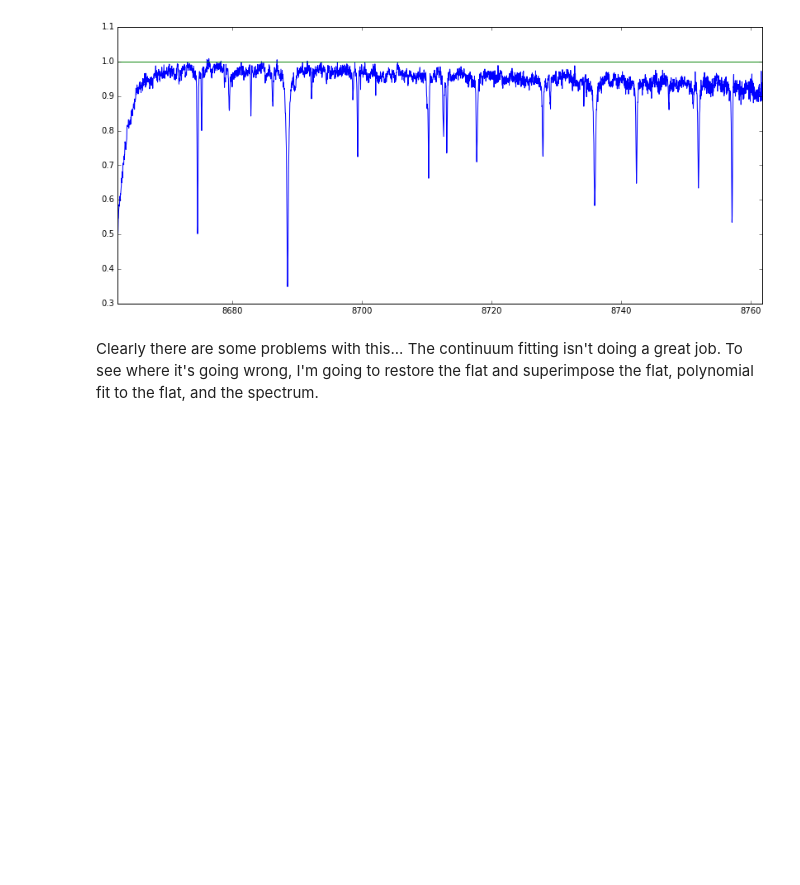
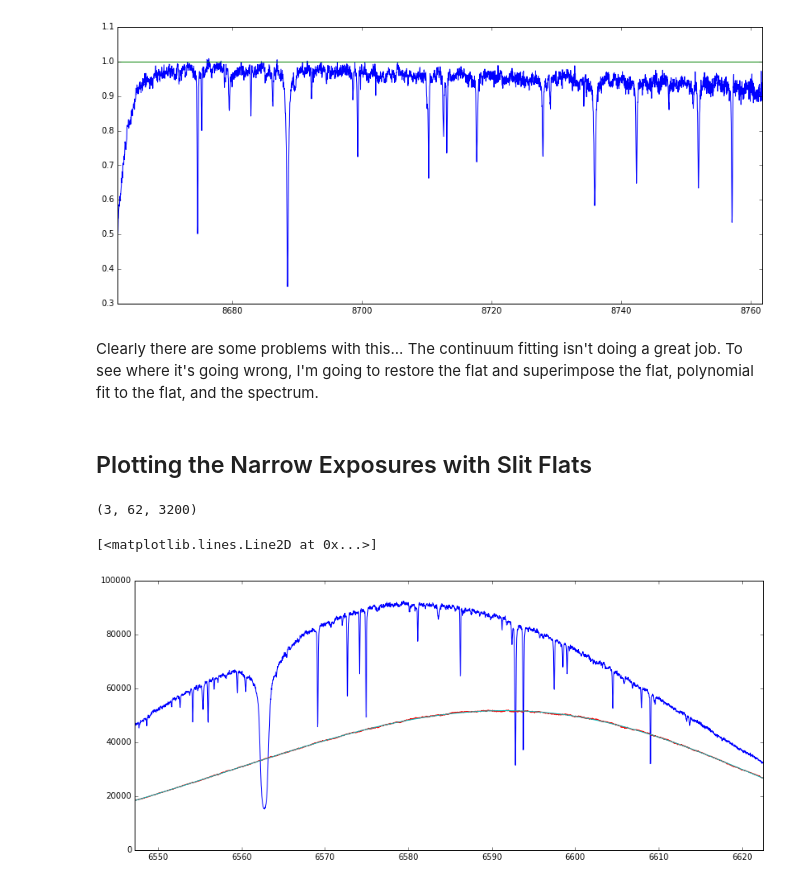
Before and after one commit to mattgiguere/pyutil, a Jupyter notebook: pyutil/getChironSpec.ipynb, the cells around one changed output. Saved outputs shown, nothing was run; the diff lists cells and outputs as text; code cells hidden in the pictures; blank space fills up the shorter version.

Commit message:
add plots showing result and code to output to csv

```diff
--- a/pyutil/getChironSpec.ipynb
+++ b/pyutil/getChironSpec.ipynb
@@ -9,7 +12,7 @@ import numpy as np
 # %%
 %matplotlib inline
 # %%
-myfigsize = 14, 6
+myfigsize = 14, 10
 plt.rcParams['figure.figsize'] = myfigsize
 # %%
 myspec1 = getChironSpec('achi141107.1123.fits')
@@ -73,3 +76,9 @@ ax.set_xlim([np.min(myspec1[ord, :, 0]), np.max(myspec1[ord, :, 0])])
 [figure]
 # %% [markdown]
 Clearly there are some problems with this... The continuum fitting isn't doing a great job. To see where it's going wrong, I'm going to restore the flat and superimpose the flat, polynomial fit to the flat, and the spectrum.
+# %% [markdown]
+## Plotting the Narrow Exposures with Slit Flats
+# %%
+obnm = 'achi141107.1123.fits'
+
+slit = 'slit'
@@ -75,0 +129,17 @@ Clearly there are some problems with this... The continuum fitting isn't doing a
+# %%
+flatdata.shape
+# %% [output]
+(3, 62, 3200)
+# %%
+ord=39
+fig, ax = plt.subplots()
+ax.plot(scidata[ord, :, 0], scidata[ord, :, 1])
+ax.plot([np.min(scidata[ord, :, 0]), np.max(scidata[ord, :, 0])], [1,1])
+ax.set_xlim([np.min(scidata[ord, :, 0]), np.max(scidata[ord, :, 0])])
+
+#scale_flat =
+ax.plot(scidata[ord, :, 0], flatdata[1, 61 - ord, :])
+ax.plot(scidata[ord, :, 0], flatdata[2, 61 - ord, :])
+# %% [output]
+[<matplotlib.lines.Line2D at 0x...>]
+[figure, added]
```
Also changed, not shown: parts of 18 cells of this notebook.
